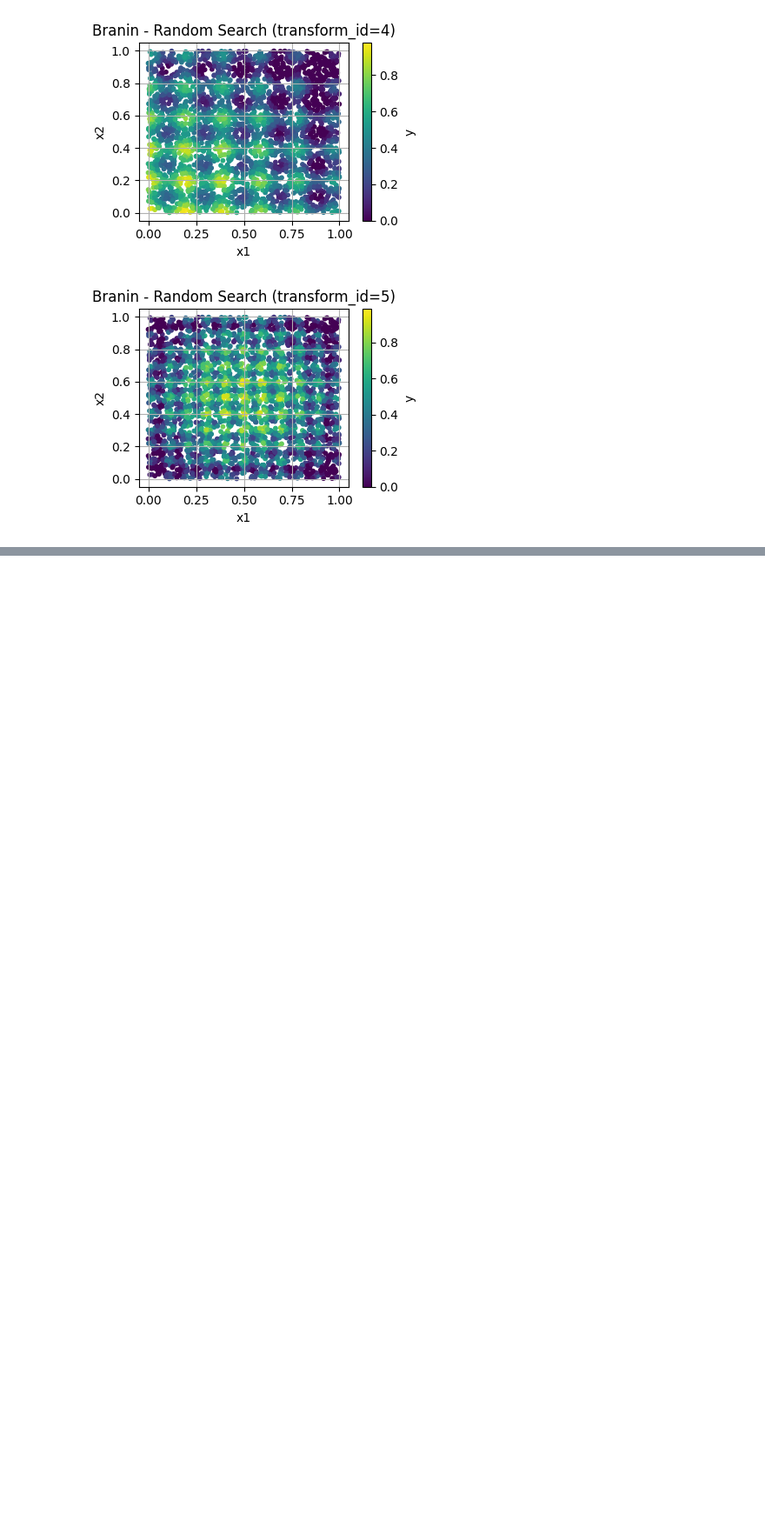
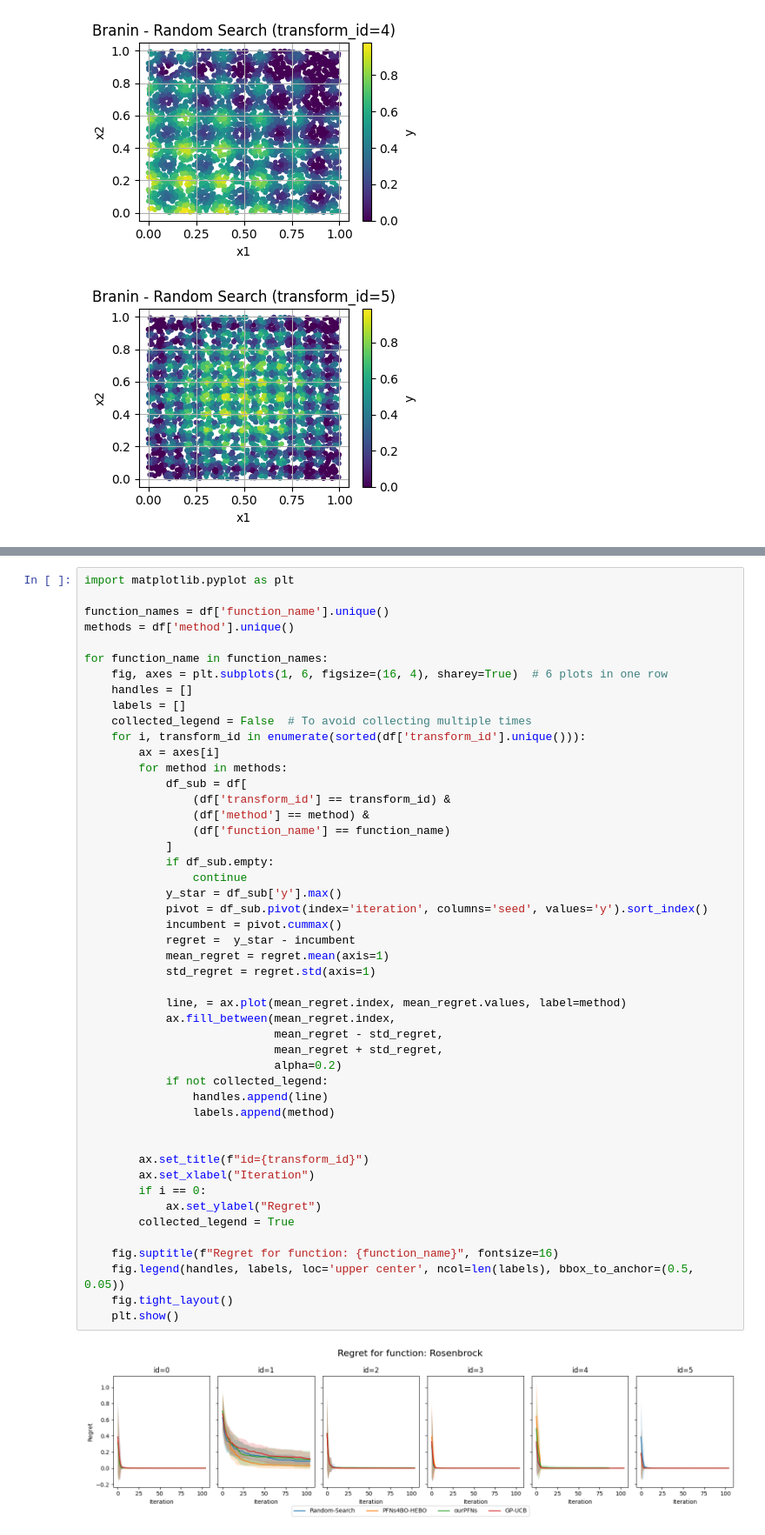
Before and after one commit to timruhkopf/ExperiencedFT-PFNs, a Jupyter notebook: HPO_tasks/Synthetic/plot.ipynb, the cells around one changed output, grey strips where cells are left out. Shown at 87% size. Cells and saved outputs as stored; diff of their text form; blank space fills up the shorter version.

Commit message:
adding fixed values

```diff
--- a/HPO_tasks/Synthetic/plot.ipynb
+++ b/HPO_tasks/Synthetic/plot.ipynb
@@ -83,0 +46,50 @@ for transform_id in df['transform_id'].unique():
+# %%
+import matplotlib.pyplot as plt
+
+function_names = df['function_name'].unique()
+methods = df['method'].unique()
+
+for function_name in function_names:
+    fig, axes = plt.subplots(1, 6, figsize=(16, 4), sharey=True)  # 6 plots in one row
+    handles = []
+    labels = []
+    collected_legend = False  # To avoid collecting multiple times
+    for i, transform_id in enumerate(sorted(df['transform_id'].unique())):
+        ax = axes[i]
+        for method in methods:
+            df_sub = df[
+                (df['transform_id'] == transform_id) &
+                (df['method'] == method) &
+                (df['function_name'] == function_name)
+            ]
+            if df_sub.empty:
+                continue
+            y_star = df_sub['y'].max()
+            pivot = df_sub.pivot(index='iteration', columns='seed', values='y').sort_index()
+            incumbent = pivot.cummax()
+            regret =  y_star - incumbent
+            mean_regret = regret.mean(axis=1)
+            std_regret = regret.std(axis=1)
+
+            line, = ax.plot(mean_regret.index, mean_regret.values, label=method)
+            ax.fill_between(mean_regret.index,
+                            mean_regret - std_regret,
+                            mean_regret + std_regret,
+                            alpha=0.2)
+            if not collected_legend:
+                handles.append(line)
+                labels.append(method)
+
+
+        ax.set_title(f"id={transform_id}")
+        ax.set_xlabel("Iteration")
+        if i == 0:
+            ax.set_ylabel("Regret")
+        collected_legend = True
+
+    fig.suptitle(f"Regret for function: {function_name}", fontsize=16)
+    fig.legend(handles, labels, loc='upper center', ncol=len(labels), bbox_to_anchor=(0.5, 0.05))
+    fig.tight_layout()
+    plt.show()
+# %% [output]
+[figure, added]
```
Also changed, not shown: parts of 6 cells of this notebook, 3 other files.
